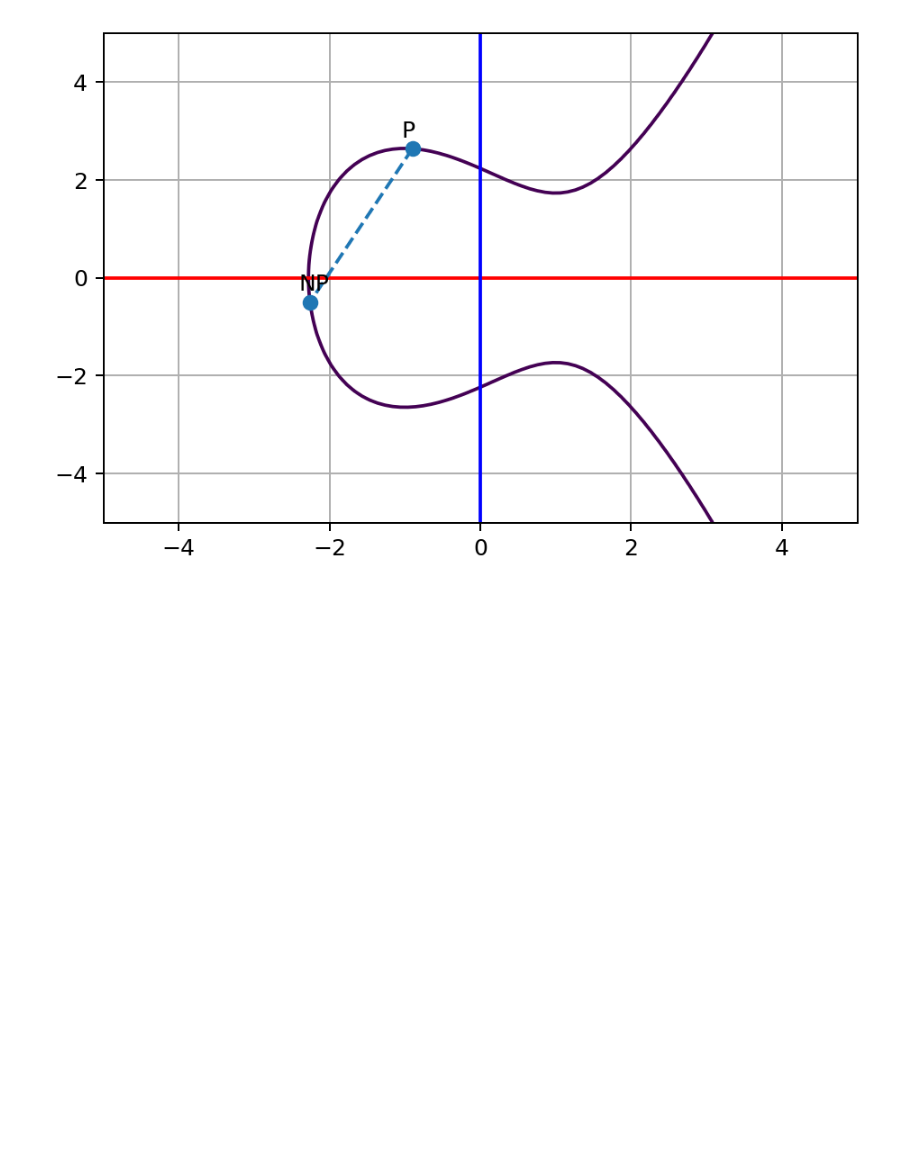
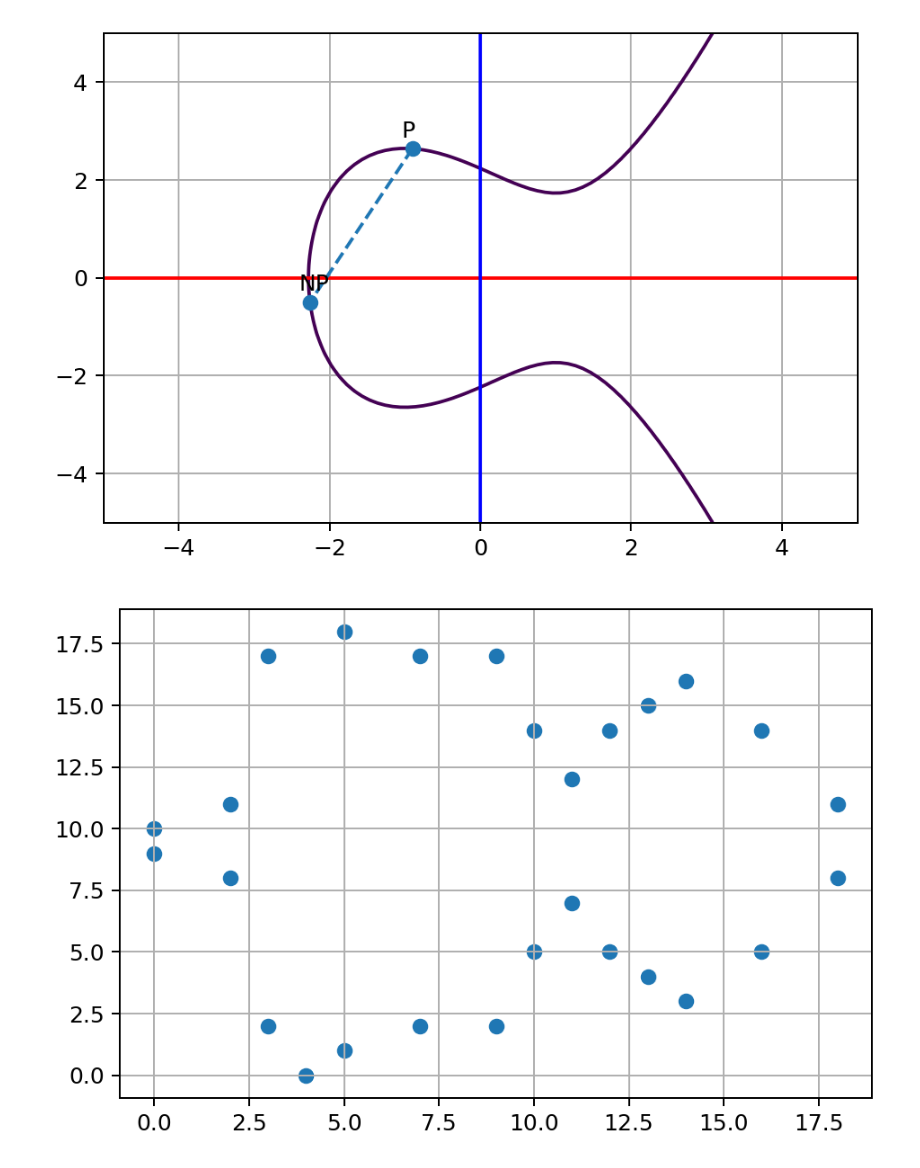
Before and after one commit to fangpenlin/elliptic-curve-explained, a Jupyter notebook: elliptic-curve-explained.ipynb, the cells around one changed output. Saved outputs shown, nothing was run; the diff lists cells and outputs as text; code cells hidden in the pictures; blank space fills up the shorter version.

Commit message:
Add curve on finite field

```diff
--- a/elliptic-curve-explained.ipynb
+++ b/elliptic-curve-explained.ipynb
@@ -206,3 +206,20 @@ plot_n_point_curve(
 )
 # %% [output]
 [figure]
+# %%
+x_values = []
+y_values = []
+p = 19
+for x in range(p):
+    for y in range(p):
+        if (y ** 2) % p == ((x ** 3) + A * x + B) % p:
+            x_values.append(x)
+            y_values.append(y)
+
+fig, ax = plt.subplots()
+ax.grid()
+ax.scatter(x_values, y_values)
+
+plt.show()
+# %% [output]
+[figure, added]
```
